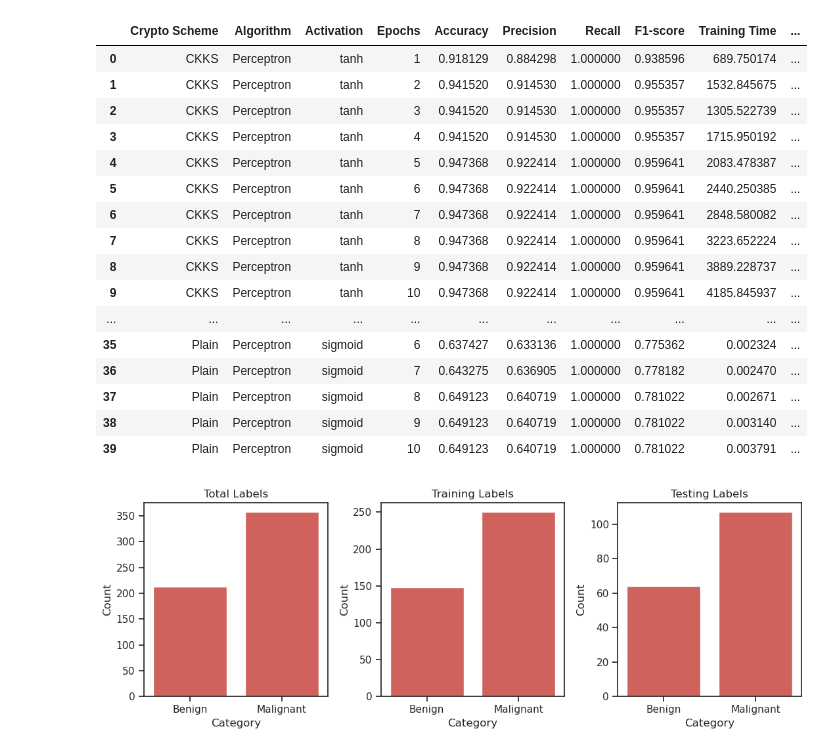
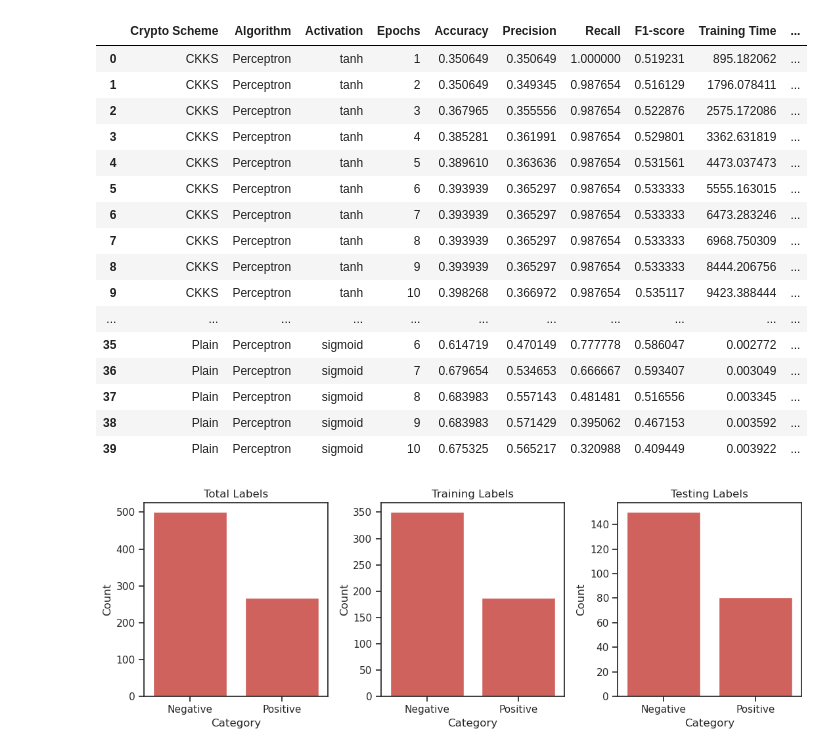
Before and after one commit to rodkruger/ppml-python, a Jupyter notebook: Metrics.ipynb, the cells around one changed output. Saved outputs shown, nothing was run; the diff lists cells and outputs as text; code cells hidden in the pictures.

```diff
--- a/Metrics.ipynb
+++ b/Metrics.ipynb
@@ -8,9 +8,10 @@ import seaborn as sns
 from sklearn.metrics import accuracy_score, precision_score, recall_score, f1_score
 # %%
 CONTENT_PATH = "/home/rkruger/Doutorado"
-DATASET_NAME = "breast_cancer"
+DATASET_NAME = "diabetes"
 DATASET_PATH = f"{CONTENT_PATH}/Datasets/{DATASET_NAME}"
 PREDICTIONS_PATH = f"{CONTENT_PATH}/Predictions/{DATASET_NAME}"
+EPOCH_RANGE = range(1, 11)
 # %%
 class ExperimentParameters:
     epochs = 0
@@ -101,13 +102,11 @@ def read_experiment_data(p_exp_folder, p_crypto_scheme, p_algorithm, p_activatio
 # %%
 g_metrics = []
 
-epoch_range = range(1, 11)
-
-for epoch_id in epoch_range:
+for epoch_id in EPOCH_RANGE:
     l_exp_folder = f'{PREDICTIONS_PATH}/ckks_tanh_{epoch_id}'
     read_experiment_data(l_exp_folder, 'CKKS', 'Perceptron', 'tanh', epoch_id, g_metrics)
 
-for epoch_id in epoch_range:
+for epoch_id in EPOCH_RANGE:
     l_exp_folder = f'{PREDICTIONS_PATH}/ckks_sigmoid_{epoch_id}'
     read_experiment_data(l_exp_folder, 'CKKS', 'Perceptron', 'sigmoid', epoch_id, g_metrics)
 
@@ -115,11 +114,11 @@ for epoch_id in epoch_range:
 #    l_exp_folder = f'{PREDICTIONS_PATH}/ckks_identity_{epoch_id}'
 #    read_experiment_data(l_exp_folder, 'CKKS', 'Perceptron', 'identity', epoch_id, l_metrics)
 
-for epoch_id in epoch_range:
+for epoch_id in EPOCH_RANGE:
     l_exp_folder = f'{PREDICTIONS_PATH}/plain_tanh_{epoch_id}'
     read_experiment_data(l_exp_folder, 'Plain', 'Perceptron', 'tanh', epoch_id, g_metrics)
 
-for epoch_id in epoch_range:
+for epoch_id in EPOCH_RANGE:
     l_exp_folder = f'{PREDICTIONS_PATH}/plain_sigmoid_{epoch_id}'
     read_experiment_data(l_exp_folder, 'Plain', 'Perceptron', 'sigmoid', epoch_id, g_metrics)
 
@@ -129,22 +128,22 @@ df_metrics = pd.DataFrame(g_metrics,
 df_metrics
 # %% [output]
 |  | Crypto Scheme | Algorithm | Activation | Epochs | Accuracy | Precision | Recall | F1-score | Training Time | ... |
-| 0 | CKKS | Perceptron | tanh | 1 | 0.918129 | 0.884298 | 1.000000 | 0.938596 | 689.750174 | ... |
-| 1 | CKKS | Perceptron | tanh | 2 | 0.941520 | 0.914530 | 1.000000 | 0.955357 | 1532.845675 | ... |
-| 2 | CKKS | Perceptron | tanh | 3 | 0.941520 | 0.914530 | 1.000000 | 0.955357 | 1305.522739 | ... |
-| 3 | CKKS | Perceptron | tanh | 4 | 0.941520 | 0.914530 | 1.000000 | 0.955357 | 1715.950192 | ... |
-| 4 | CKKS | Perceptron | tanh | 5 | 0.947368 | 0.922414 | 1.000000 | 0.959641 | 2083.478387 | ... |
-| 5 | CKKS | Perceptron | tanh | 6 | 0.947368 | 0.922414 | 1.000000 | 0.959641 | 2440.250385 | ... |
-| 6 | CKKS | Perceptron | tanh | 7 | 0.947368 | 0.922414 | 1.000000 | 0.959641 | 2848.580082 | ... |
-| 7 | CKKS | Perceptron | tanh | 8 | 0.947368 | 0.922414 | 1.000000 | 0.959641 | 3223.652224 | ... |
-| 8 | CKKS | Perceptron | tanh | 9 | 0.947368 | 0.922414 | 1.000000 | 0.959641 | 3889.228737 | ... |
-| 9 | CKKS | Perceptron | tanh | 10 | 0.947368 | 0.922414 | 1.000000 | 0.959641 | 4185.845937 | ... |
+| 0 | CKKS | Perceptron | tanh | 1 | 0.350649 | 0.350649 | 1.000000 | 0.519231 | 895.182062 | ... |
+| 1 | CKKS | Perceptron | tanh | 2 | 0.350649 | 0.349345 | 0.987654 | 0.516129 | 1796.078411 | ... |
+| 2 | CKKS | Perceptron | tanh | 3 | 0.367965 | 0.355556 | 0.987654 | 0.522876 | 2575.172086 | ... |
+| 3 | CKKS | Perceptron | tanh | 4 | 0.385281 | 0.361991 | 0.987654 | 0.529801 | 3362.631819 | ... |
+| 4 | CKKS | Perceptron | tanh | 5 | 0.389610 | 0.363636 | 0.987654 | 0.531561 | 4473.037473 | ... |
+| 5 | CKKS | Perceptron | tanh | 6 | 0.393939 | 0.365297 | 0.987654 | 0.533333 | 5555.163015 | ... |
+| 6 | CKKS | Perceptron | tanh | 7 | 0.393939 | 0.365297 | 0.987654 | 0.533333 | 6473.283246 | ... |
+| 7 | CKKS | Perceptron | tanh | 8 | 0.393939 | 0.365297 | 0.987654 | 0.533333 | 6968.750309 | ... |
+| 8 | CKKS | Perceptron | tanh | 9 | 0.393939 | 0.365297 | 0.987654 | 0.533333 | 8444.206756 | ... |
+| 9 | CKKS | Perceptron | tanh | 10 | 0.398268 | 0.366972 | 0.987654 | 0.535117 | 9423.388444 | ... |
 | ... | ... | ... | ... | ... | ... | ... | ... | ... | ... | ... |
-| 35 | Plain | Perceptron | sigmoid | 6 | 0.637427 | 0.633136 | 1.000000 | 0.775362 | 0.002324 | ... |
-| 36 | Plain | Perceptron | sigmoid | 7 | 0.643275 | 0.636905 | 1.000000 | 0.778182 | 0.002470 | ... |
-| 37 | Plain | Perceptron | sigmoid | 8 | 0.649123 | 0.640719 | 1.000000 | 0.781022 | 0.002671 | ... |
-| 38 | Plain | Perceptron | sigmoid | 9 | 0.649123 | 0.640719 | 1.000000 | 0.781022 | 0.003140 | ... |
-| 39 | Plain | Perceptron | sigmoid | 10 | 0.649123 | 0.640719 | 1.000000 | 0.781022 | 0.003791 | ... |
+| 35 | Plain | Perceptron | sigmoid | 6 | 0.614719 | 0.470149 | 0.777778 | 0.586047 | 0.002772 | ... |
+| 36 | Plain | Perceptron | sigmoid | 7 | 0.679654 | 0.534653 | 0.666667 | 0.593407 | 0.003049 | ... |
+| 37 | Plain | Perceptron | sigmoid | 8 | 0.683983 | 0.557143 | 0.481481 | 0.516556 | 0.003345 | ... |
+| 38 | Plain | Perceptron | sigmoid | 9 | 0.683983 | 0.571429 | 0.395062 | 0.467153 | 0.003592 | ... |
+| 39 | Plain | Perceptron | sigmoid | 10 | 0.675325 | 0.565217 | 0.320988 | 0.409449 | 0.003922 | ... |
 # %%
 sns.set_theme(style="ticks", palette="Spectral")
 # %%
@@ -155,42 +154,45 @@ df_test = pd.read_csv(f'{DATASET_PATH}/testing_labels_range11.csv', header=None)
 df_train['Dataset'] = 'Training'
 df_test['Dataset'] = 'Testing'
 
+# Define category order
+if DATASET_NAME == 'diabetes':
+    category_order = ['Negative', 'Positive']
+else:
+    category_order = ['Benign', 'Malignant']
+
 # Map diagnosis labels
-df_train['Diagnosis'] = df_train[0].replace({0: 'Benign', 1: 'Malignant'})
-df_test['Diagnosis'] = df_test[0].replace({0: 'Benign', 1: 'Malignant'})
+df_train['Diagnosis'] = df_train[0].replace({0: category_order[0], 1: category_order[1]})
+df_test['Diagnosis'] = df_test[0].replace({0: category_order[0], 1: category_order[1]})
 
 # Concatenate both datasets
 df_total = pd.concat([df_train, df_test])
-
-# Define category order
-category_order = ['Benign', 'Malignant']
 
 # Create subplots
 fig, axes = plt.subplots(1, 3, figsize=(11, 4))
 
 # Plot total labels
 sns.countplot(data=df_total, x='Diagnosis', order=category_order, ax=axes[0])
 axes[0].set_title('Total Labels')
 axes[0].set_xlabel('Category')
 axes[0].set_ylabel('Count')
 
 # Plot training labels
 sns.countplot(data=df_train, x='Diagnosis', order=category_order, ax=axes[1])
 axes[1].set_title('Training Labels')
 axes[1].set_xlabel('Category')
 axes[1].set_ylabel('Count')
 
 # Plot testing labels
 sns.countplot(data=df_test, x='Diagnosis', order=category_order, ax=axes[2])
 axes[2].set_title('Testing Labels')
 axes[2].set_xlabel('Category')
 axes[2].set_ylabel('Count')
 
 # Adjust layout
 plt.tight_layout()
 plt.show()
 # %% [output]
-[figure, old version]
+[figure, new version]
 # %%
 filtered_df = df_metrics[df_metrics['Activation'] == 'tanh']
 sns.barplot(data=filtered_df, x='Epochs', hue='Crypto Scheme', y='F1-score')
```
Also changed, not shown: parts of 8 cells of this notebook.
